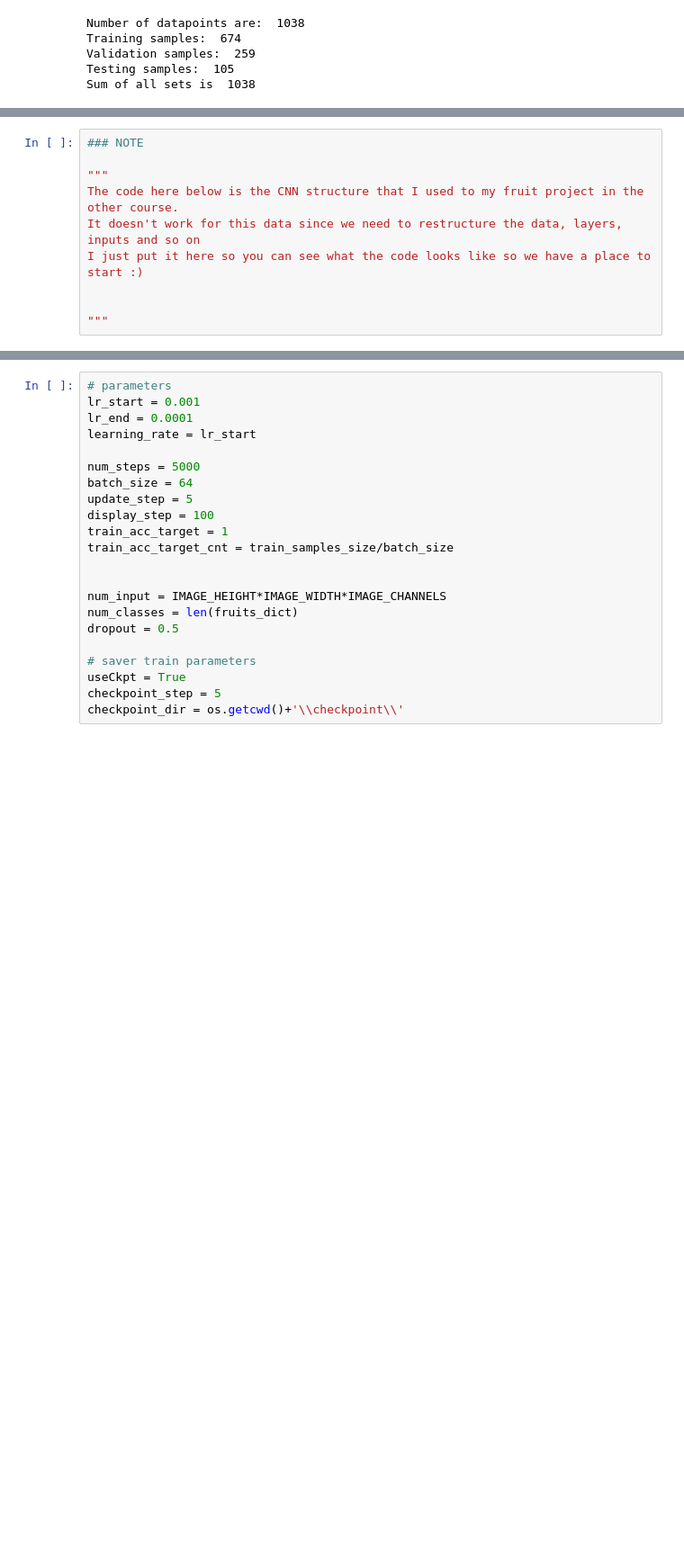
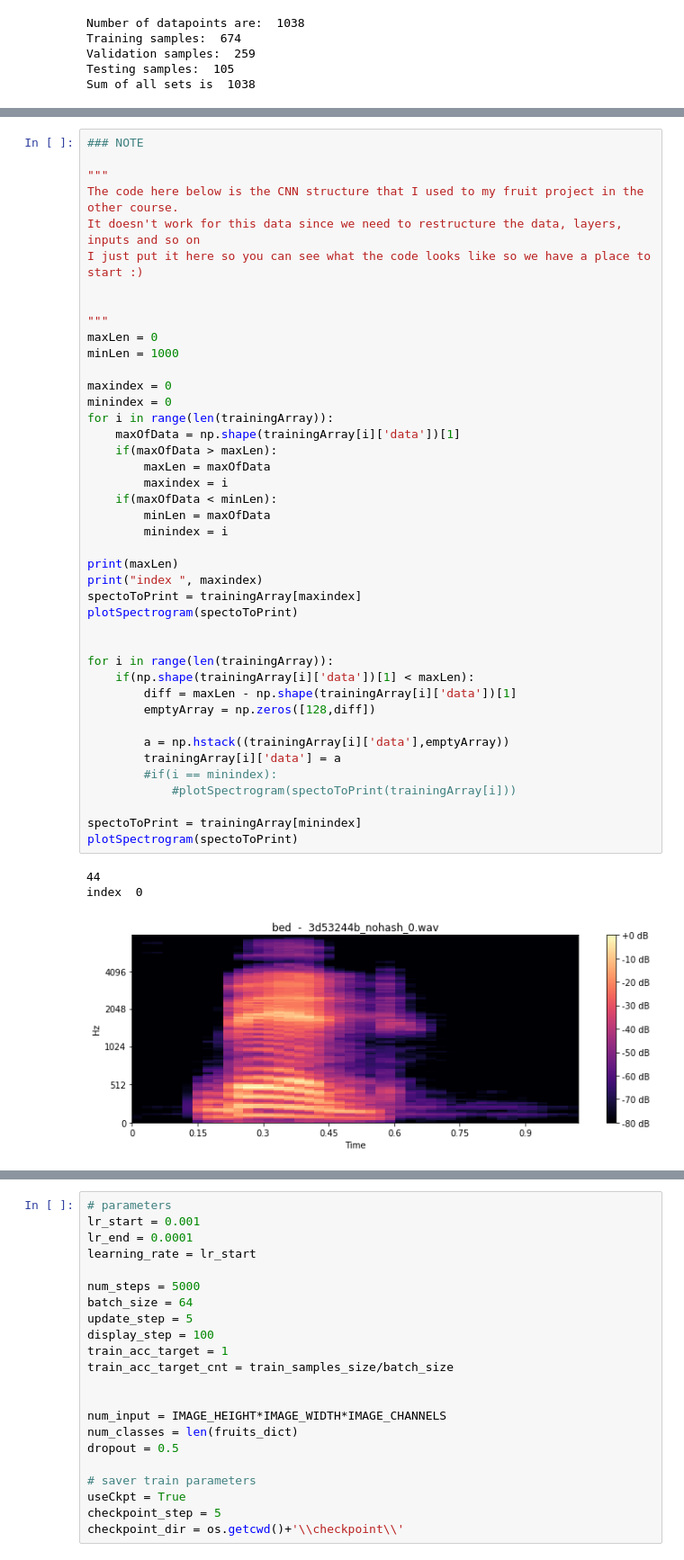
Before and after one commit to otg2/neuralspeech, a Jupyter notebook: MainNotebook.ipynb, the cells around one changed output, grey strips where cells are left out. Shown: that part at 90% size. Saved outputs shown, nothing was run; the diff lists cells and outputs as text; blank space fills up the shorter version.

```diff
--- a/MainNotebook.ipynb
+++ b/MainNotebook.ipynb
@@ -156,10 +160,46 @@ plotSpectrogram(spectoToPrint)
 # %%
 ### NOTE
 
 """
 The code here below is the CNN structure that I used to my fruit project in the other course.
 It doesn't work for this data since we need to restructure the data, layers, inputs and so on
 I just put it here so you can see what the code looks like so we have a place to start :)
 
 
 """
+maxLen = 0
+minLen = 1000
+
+maxindex = 0
+minindex = 0
+for i in range(len(trainingArray)):
+    maxOfData = np.shape(trainingArray[i]['data'])[1]
+    if(maxOfData > maxLen):
+        maxLen = maxOfData
+        maxindex = i
+    if(maxOfData < minLen):
+        minLen = maxOfData
+        minindex = i
+
+print(maxLen)
+print("index ", maxindex)
+spectoToPrint = trainingArray[maxindex]
+plotSpectrogram(spectoToPrint)
+
+
+for i in range(len(trainingArray)):
+    if(np.shape(trainingArray[i]['data'])[1] < maxLen):
+        diff = maxLen - np.shape(trainingArray[i]['data'])[1]
+        emptyArray = np.zeros([128,diff])
+
+        a = np.hstack((trainingArray[i]['data'],emptyArray))
+        trainingArray[i]['data'] = a
+        #if(i == minindex):
+            #plotSpectrogram(spectoToPrint(trainingArray[i]))
+
+spectoToPrint = trainingArray[minindex]
+plotSpectrogram(spectoToPrint)
+# %% [output]
+44
+index  0
+[figure, added]
```
Also changed, not shown: parts of 8 cells of this notebook.
